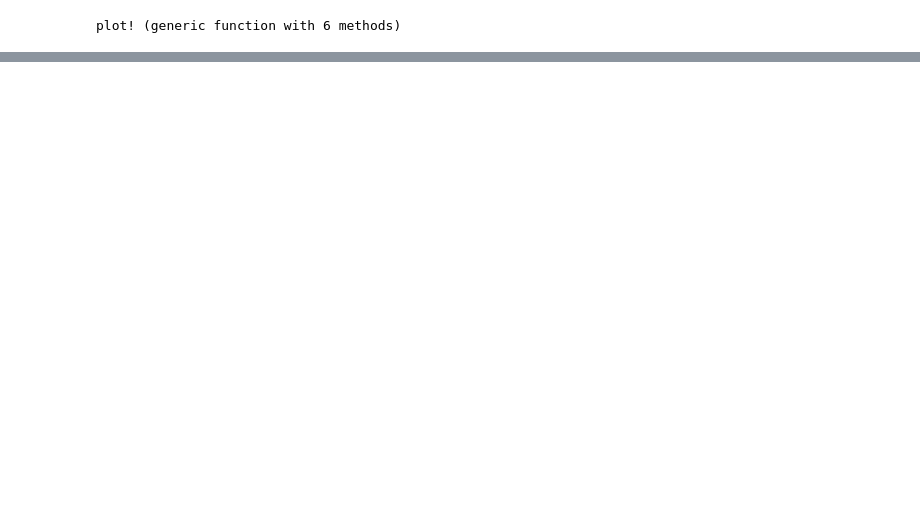
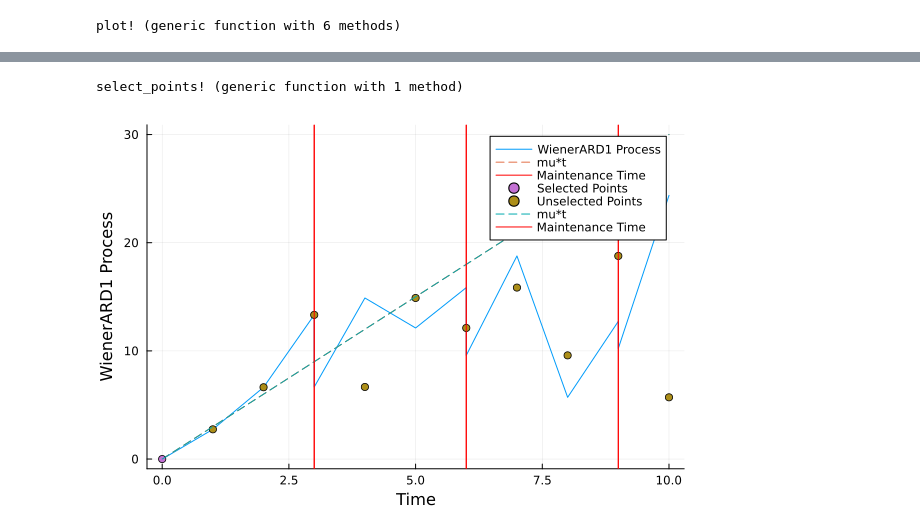
Before and after one commit to FaidYoussef/JuliaStatsProject, a Jupyter notebook: notebooks/test.ipynb, the cells around one changed output, grey strips where cells are left out. Drawn from its saved outputs; the diff is of its cells as text; code cells hidden in the pictures; blank space fills up the shorter version.

```diff
--- a/notebooks/test.ipynb
+++ b/notebooks/test.ipynb
@@ -144,0 +205,70 @@ plot!(processARD1.underlying_process)
+# %%
+function select_points!(process::WienerARD1)
+    times = process.underlying_process.times
+    values = process.values
+    selected_times = [times[1]]
+    selected_values = [values[1]]
+    unselected_times = Float64[]
+    unselected_values = Float64[]
+
+    # Trouver l'indice du premier instant de maintenance
+    indices = findall(t -> t < maintenance_times[1], times)
+
+    # Ajouter des points avant le premier instant de maintenance
+    if length(indices) >= 5
+        step = div(length(indices), 5)
+        selected_indices = [indices[1], indices[end]]
+        append!(selected_times, times[selected_indices])
+        append!(selected_values, values[selected_indices])
+    end
+
+    # Ajouter les points entre les instants de maintenance successifs
+    for i in 1:length(process.maintenance_times) - 1
+        maintenance_time = process.maintenance_times[i]
+        next_maintenance_time = process.maintenance_times[i + 1]
+
+        indices = findall(t -> t > maintenance_time && t < next_maintenance_time, times)
+
+        if length(indices) >= 5
+            step = div(length(indices), 5)
+            selected_indices = [indices[1], indices[end]]
+            append!(selected_times, times[selected_indices])
+            append!(selected_values, values[selected_indices])
+        end
+    end
+
+    # Trouver l'indice du premier instant de maintenance
+    indices = findall(t -> t > maintenance_times[end], times)
+
+    # Ajouter des points avant le premier instant de maintenance
+    if length(indices) >= 5
+        step = div(length(indices), 5)
+        selected_indices = [indices[1], indices[end]]
+        append!(selected_times, times[selected_indices])
+        append!(selected_values, values[selected_indices])
+    end
+
+    # Trouver les indices dans times mais pas dans selected_times
+    indices_unselected_times = findall(t -> !(t in selected_times), times)
+
+    # Trouver les indices dans times mais pas dans selected_times
+    indices_unselected_values = findall(t -> !(t in selected_values), values)
+
+
+    return selected_times, selected_values, times[indices_unselected_times], values[indices_unselected_values]
+end
+# %% [output]
+select_points! (generic function with 1 method)
+# %%
+# Exemple d'utilisation de la nouvelle fonction
+selected_times, selected_values, unselected_times, unselected_values = select_points!(processARD1)
+
+# Tracer le processus de Wiener avec les points sélectionnés
+plot!(processARD1)
+plot!(selected_times, selected_values, seriestype=:scatter, xlabel="Time", ylabel="WienerARD1 Process", label="Selected Points", legend=:topright)
+plot!(unselected_times, unselected_values, seriestype=:scatter, xlabel="Time", ylabel="WienerARD1 Process", label="Unselected Points", legend=:topright)
+
+plot!(processARD1.underlying_process.times, processARD1.underlying_process.mu .* processARD1.underlying_process.times, label="mu*t", linestyle=:dash)
+vline!(processARD1.maintenance_times, label="Maintenance Time", color=:red)
+# %% [output]
+[figure, added]
```
Also changed, not shown: parts of 12 cells of this notebook.
